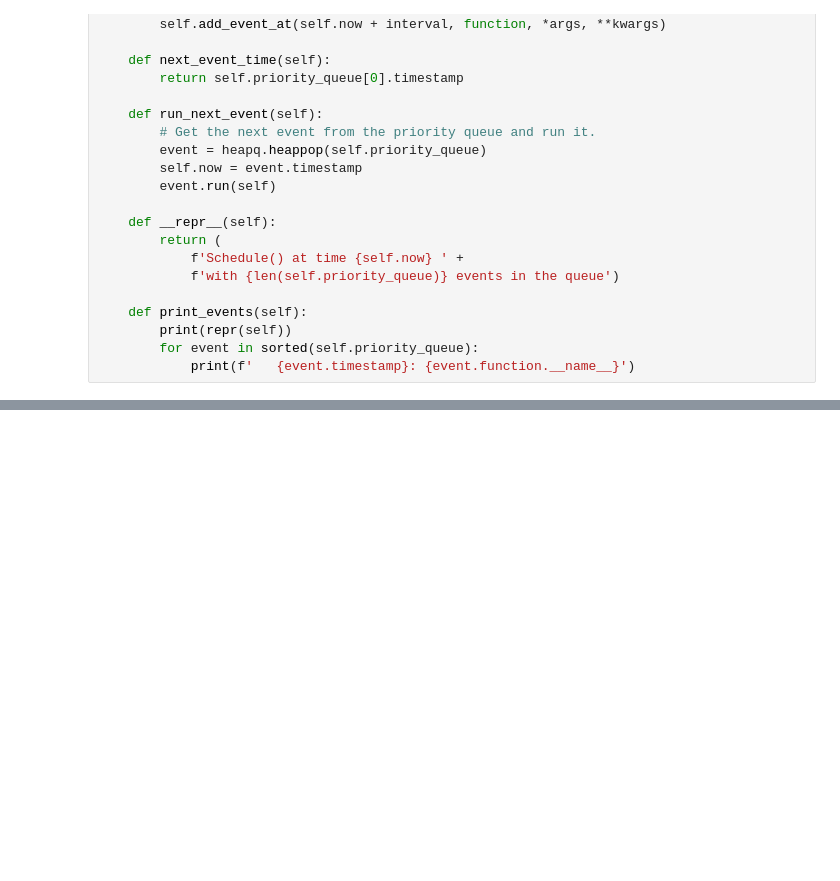
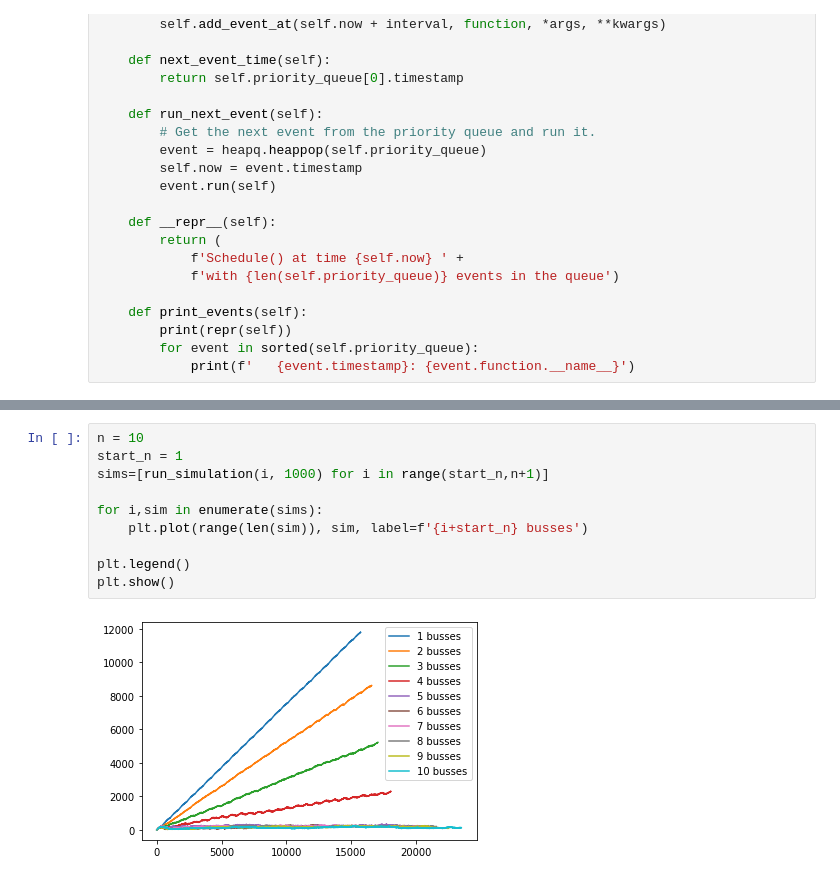
Before and after one commit to phasc/cs166, a Jupyter notebook: assignment1/busSim.ipynb, the cells around one changed output, grey strips where cells are left out. Drawn from its saved outputs; the diff is of its cells as text; blank space fills up the shorter version.

```diff
--- a/assignment1/busSim.ipynb
+++ b/assignment1/busSim.ipynb
@@ -183,6 +184,18 @@ def run_simulation(n_busses, run_until):
         schedule.run_next_event()
         people_waiting.append(sum([bus_system.queues[i].people_in_queue for i in range(len(bus_system.queues))]))
     return people_waiting
+# %%
+n = 10
+start_n = 1
+sims=[run_simulation(i, 1000) for i in range(start_n,n+1)]
+
+for i,sim in enumerate(sims):
+    plt.plot(range(len(sim)), sim, label=f'{i+start_n} busses')
+
+plt.legend()
+plt.show()
+# %% [output]
+[figure, added]
 # %%
 n = 10
 start_n = 5
```
Also changed, not shown: parts of 12 cells of this notebook.
